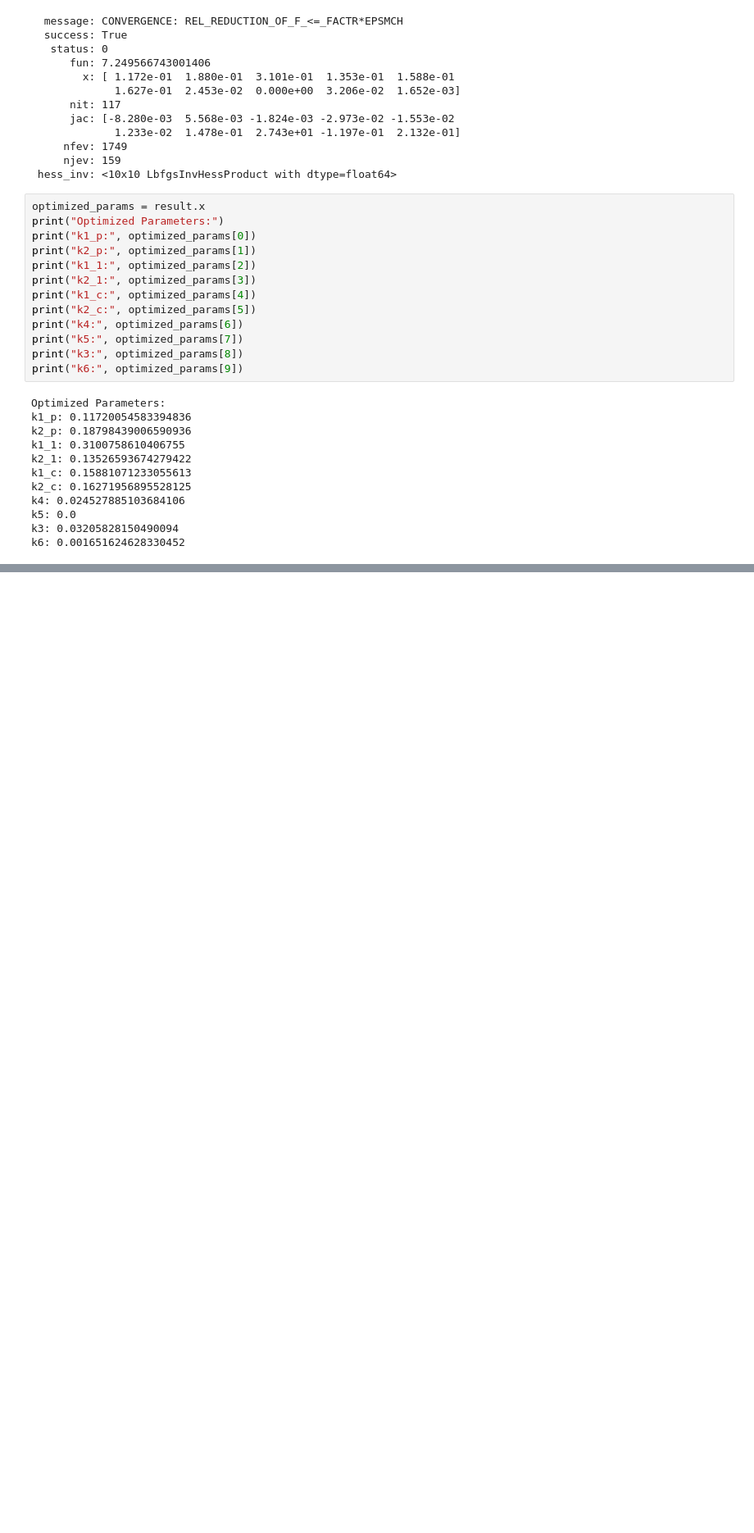
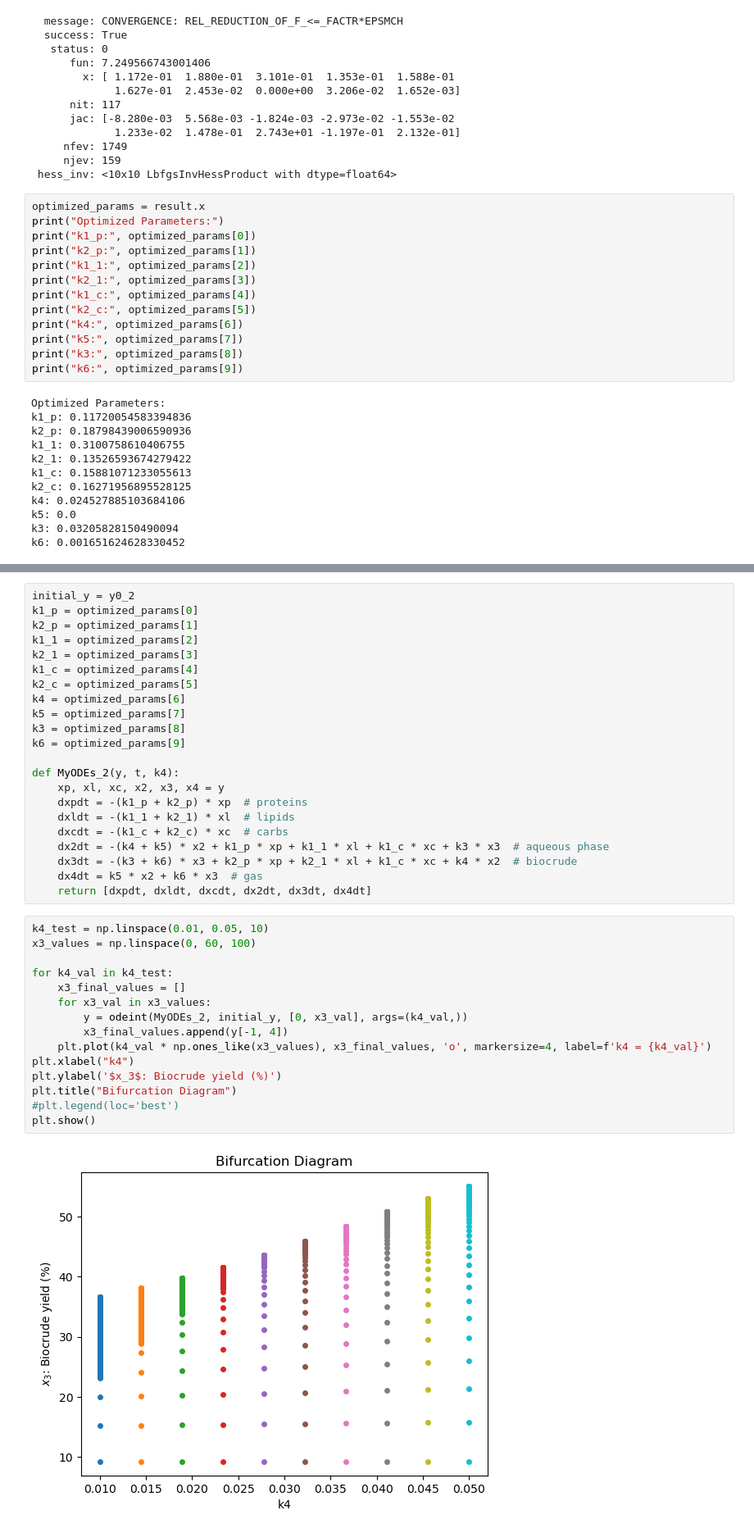
Before and after one commit to BeltranVV/Project2, a Jupyter notebook: Project_2_V2.ipynb, the cells around one changed output, grey strips where cells are left out. Shown at 82% size. Saved outputs shown, nothing was run; the diff lists cells and outputs as text; blank space fills up the shorter version.

```diff
--- a/Project_2_V2.ipynb
+++ b/Project_2_V2.ipynb
@@ -196,0 +179,39 @@ plt.show()
+# %%
+initial_y = y0_2
+k1_p = optimized_params[0]
+k2_p = optimized_params[1]
+k1_1 = optimized_params[2]
+k2_1 = optimized_params[3]
+k1_c = optimized_params[4]
+k2_c = optimized_params[5]
+k4 = optimized_params[6]
+k5 = optimized_params[7]
+k3 = optimized_params[8]
+k6 = optimized_params[9]
+
+def MyODEs_2(y, t, k4):
+    xp, xl, xc, x2, x3, x4 = y
+    dxpdt = -(k1_p + k2_p) * xp  # proteins
+    dxldt = -(k1_1 + k2_1) * xl  # lipids
+    dxcdt = -(k1_c + k2_c) * xc  # carbs
+    dx2dt = -(k4 + k5) * x2 + k1_p * xp + k1_1 * xl + k1_c * xc + k3 * x3  # aqueous phase
+    dx3dt = -(k3 + k6) * x3 + k2_p * xp + k2_1 * xl + k1_c * xc + k4 * x2  # biocrude
+    dx4dt = k5 * x2 + k6 * x3  # gas
+    return [dxpdt, dxldt, dxcdt, dx2dt, dx3dt, dx4dt]
+# %%
+k4_test = np.linspace(0.01, 0.05, 10)
+x3_values = np.linspace(0, 60, 100)
+
+for k4_val in k4_test:
+    x3_final_values = []
+    for x3_val in x3_values:
+        y = odeint(MyODEs_2, initial_y, [0, x3_val], args=(k4_val,))
+        x3_final_values.append(y[-1, 4])
+    plt.plot(k4_val * np.ones_like(x3_values), x3_final_values, 'o', markersize=4, label=f'k4 = {k4_val}')
+plt.xlabel("k4")
+plt.ylabel('$x_3$: Biocrude yield (%)')
+plt.title("Bifurcation Diagram")
+#plt.legend(loc='best')
+plt.show()
+# %% [output]
+[figure, added]
```
Also changed, not shown: parts of 24 cells of this notebook.
